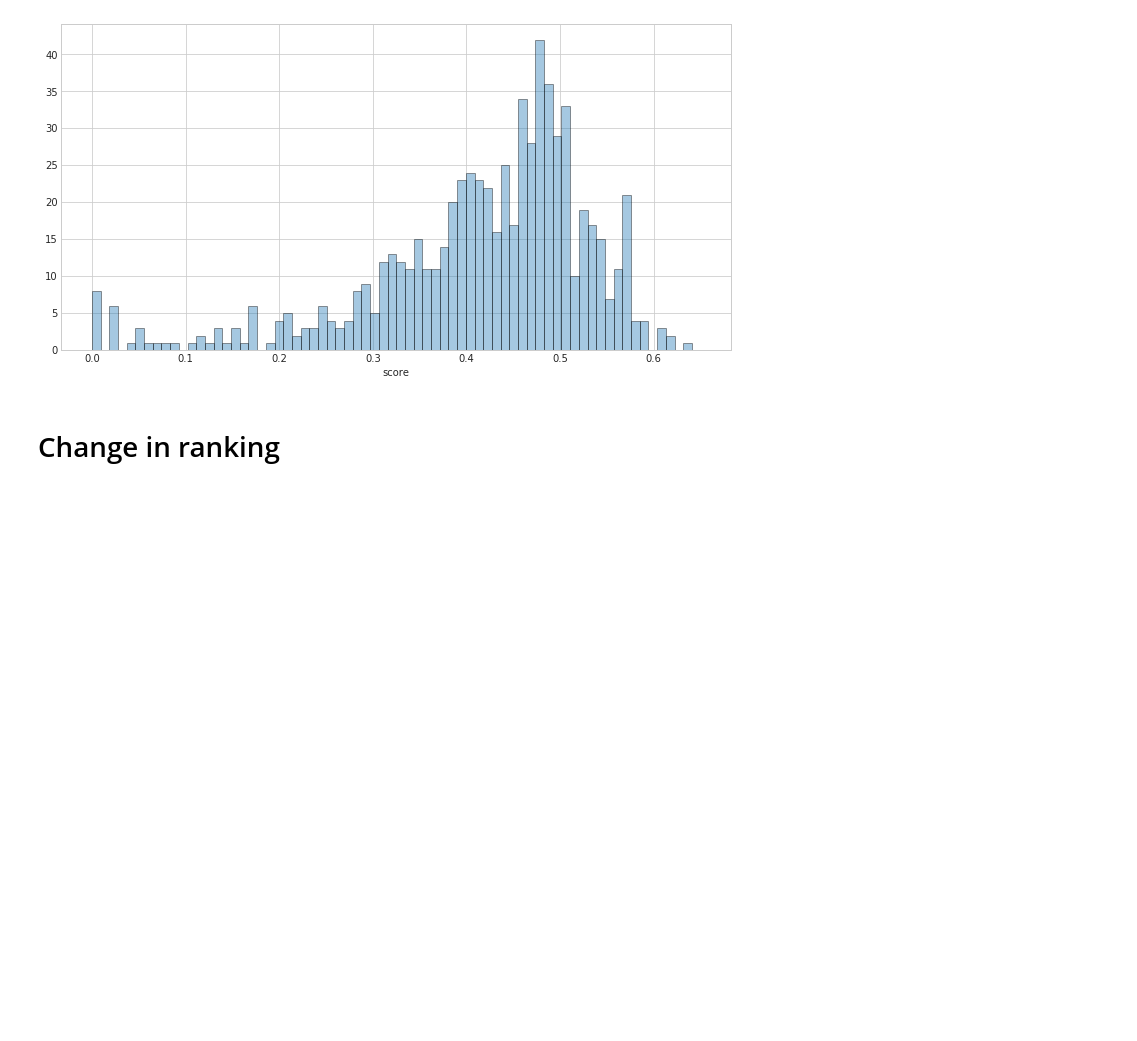
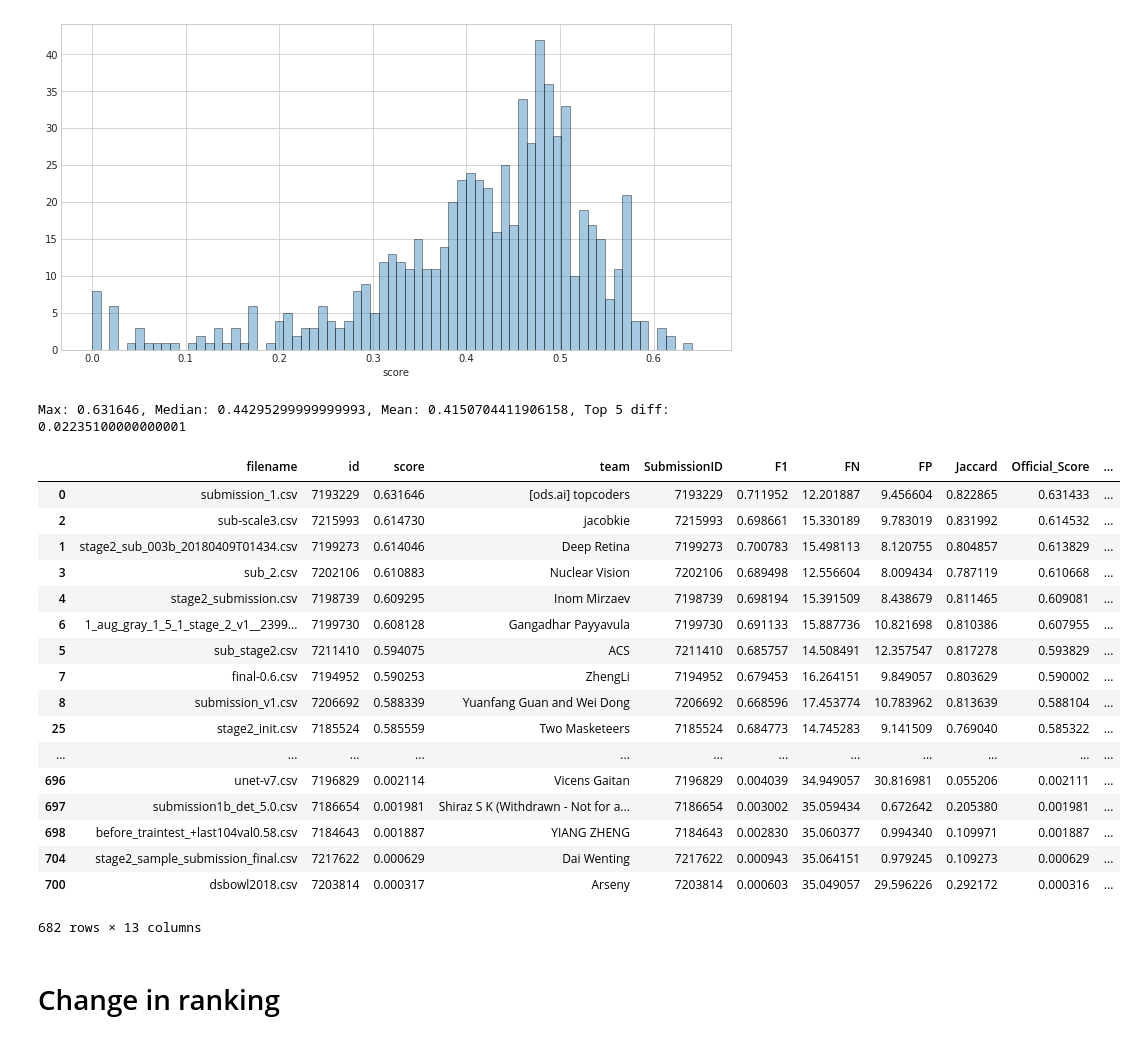
Before and after one commit to carpenterlab/2019_caicedo_dsb, a Jupyter notebook: 06-analysis.ipynb, the cells around one changed output. Saved outputs shown, nothing was run; the diff lists cells and outputs as text; code cells hidden in the pictures; blank space fills up the shorter version.

```diff
--- a/06-analysis.ipynb
+++ b/06-analysis.ipynb
@@ -71,6 +71,33 @@ sb.distplot(
 # %% [output]
 <matplotlib.axes._subplots.AxesSubplot at 0x...>
 [figure]
+# %%
+max_score = average_f1["score"].max()
+median_score = average_f1["score"].median()
+mean_score = average_f1["score"].mean()
+top5_diff = average_f1.loc[0, "score"] - average_f1.loc[4, "score"]
+print(f"Max: {max_score}, Median: {median_score}, Mean: {mean_score}, Top 5 diff: {top5_diff}")
+average_f1.sort_values(by=["score"], ascending=False)
+# %% [output]
+Max: 0.631646, Median: 0.44295299999999993, Mean: 0.4150704411906158, Top 5 diff: 0.02235100000000001
+|  | filename | id | score | team | SubmissionID | F1 | FN | FP | Jaccard | Official_Score | ... |
+| 0 | submission_1.csv | 7193229 | 0.631646 | [ods.ai] topcoders | 7193229 | 0.711952 | 12.201887 | 9.456604 | 0.822865 | 0.631433 | ... |
+| 2 | sub-scale3.csv | 7215993 | 0.614730 | jacobkie | 7215993 | 0.698661 | 15.330189 | 9.783019 | 0.831992 | 0.614532 | ... |
+| 1 | stage2_sub_003b_20180409T01434.csv | 7199273 | 0.614046 | Deep Retina | 7199273 | 0.700783 | 15.498113 | 8.120755 | 0.804857 | 0.613829 | ... |
+| 3 | sub_2.csv | 7202106 | 0.610883 | Nuclear Vision | 7202106 | 0.689498 | 12.556604 | 8.009434 | 0.787119 | 0.610668 | ... |
+| 4 | stage2_submission.csv | 7198739 | 0.609295 | Inom Mirzaev | 7198739 | 0.698194 | 15.391509 | 8.438679 | 0.811465 | 0.609081 | ... |
+| 6 | 1_aug_gray_1_5_1_stage_2_v1__2399... | 7199730 | 0.608128 | Gangadhar Payyavula | 7199730 | 0.691133 | 15.887736 | 10.821698 | 0.810386 | 0.607955 | ... |
+| 5 | sub_stage2.csv | 7211410 | 0.594075 | ACS | 7211410 | 0.685757 | 14.508491 | 12.357547 | 0.817278 | 0.593829 | ... |
+| 7 | final-0.6.csv | 7194952 | 0.590253 | ZhengLi | 7194952 | 0.679453 | 16.264151 | 9.849057 | 0.803629 | 0.590002 | ... |
+| 8 | submission_v1.csv | 7206692 | 0.588339 | Yuanfang Guan and Wei Dong | 7206692 | 0.668596 | 17.453774 | 10.783962 | 0.813639 | 0.588104 | ... |
+| 25 | stage2_init.csv | 7185524 | 0.585559 | Two Masketeers | 7185524 | 0.684773 | 14.745283 | 9.141509 | 0.769040 | 0.585322 | ... |
+| ... | ... | ... | ... | ... | ... | ... | ... | ... | ... | ... | ... |
+| 696 | unet-v7.csv | 7196829 | 0.002114 | Vicens Gaitan | 7196829 | 0.004039 | 34.949057 | 30.816981 | 0.055206 | 0.002111 | ... |
+| 697 | submission1b_det_5.0.csv | 7186654 | 0.001981 | Shiraz S K (Withdrawn - Not for a... | 7186654 | 0.003002 | 35.059434 | 0.672642 | 0.205380 | 0.001981 | ... |
+| 698 | before_traintest_+last104val0.58.csv | 7184643 | 0.001887 | YIANG ZHENG | 7184643 | 0.002830 | 35.060377 | 0.994340 | 0.109971 | 0.001887 | ... |
+| 704 | stage2_sample_submission_final.csv | 7217622 | 0.000629 | Dai Wenting | 7217622 | 0.000943 | 35.064151 | 0.979245 | 0.109273 | 0.000629 | ... |
+| 700 | dsbowl2018.csv | 7203814 | 0.000317 | Arseny | 7203814 | 0.000603 | 35.049057 | 29.596226 | 0.292172 | 0.000316 | ... |
+682 rows × 13 columns
 # %% [markdown]
 # Change in ranking
 # %%
```
